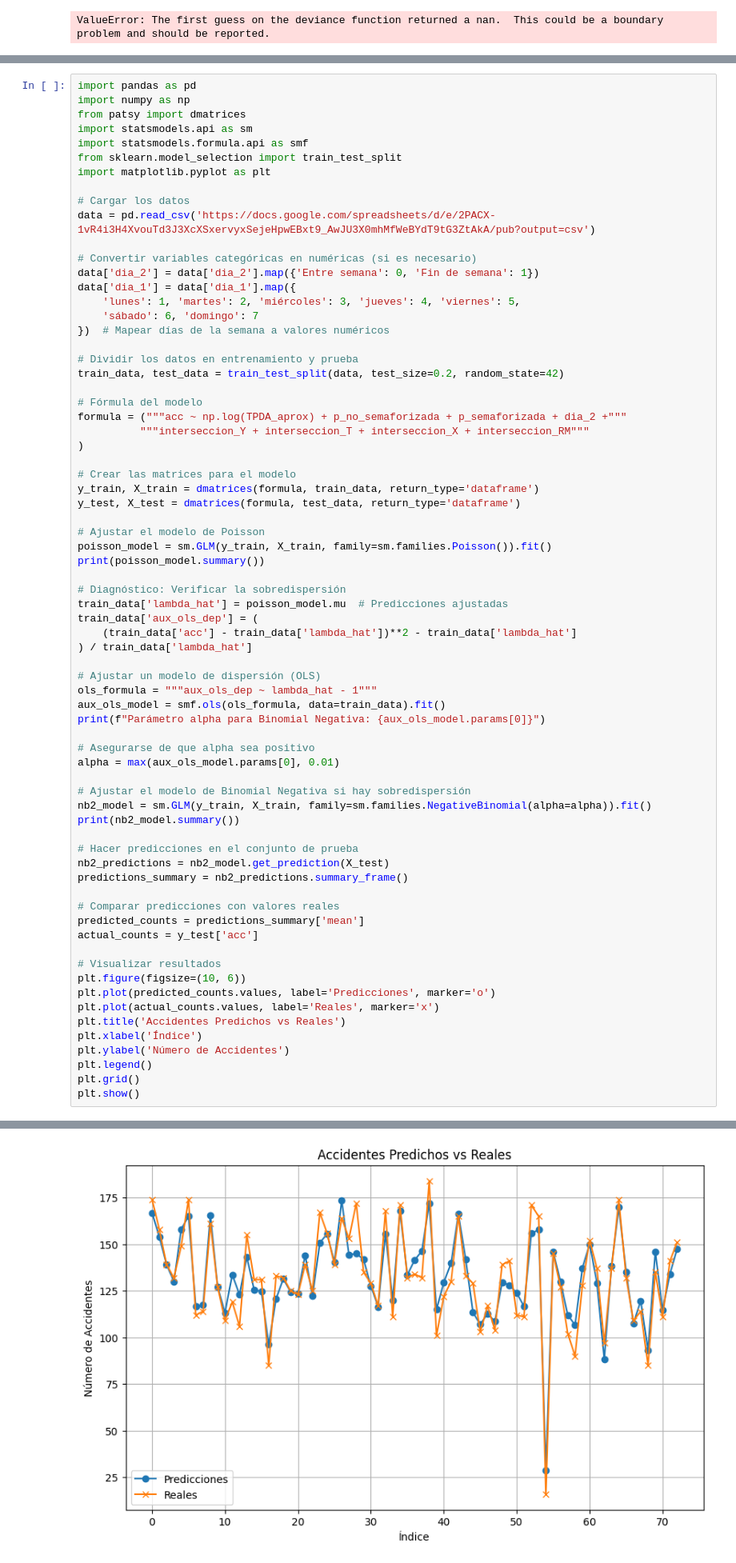
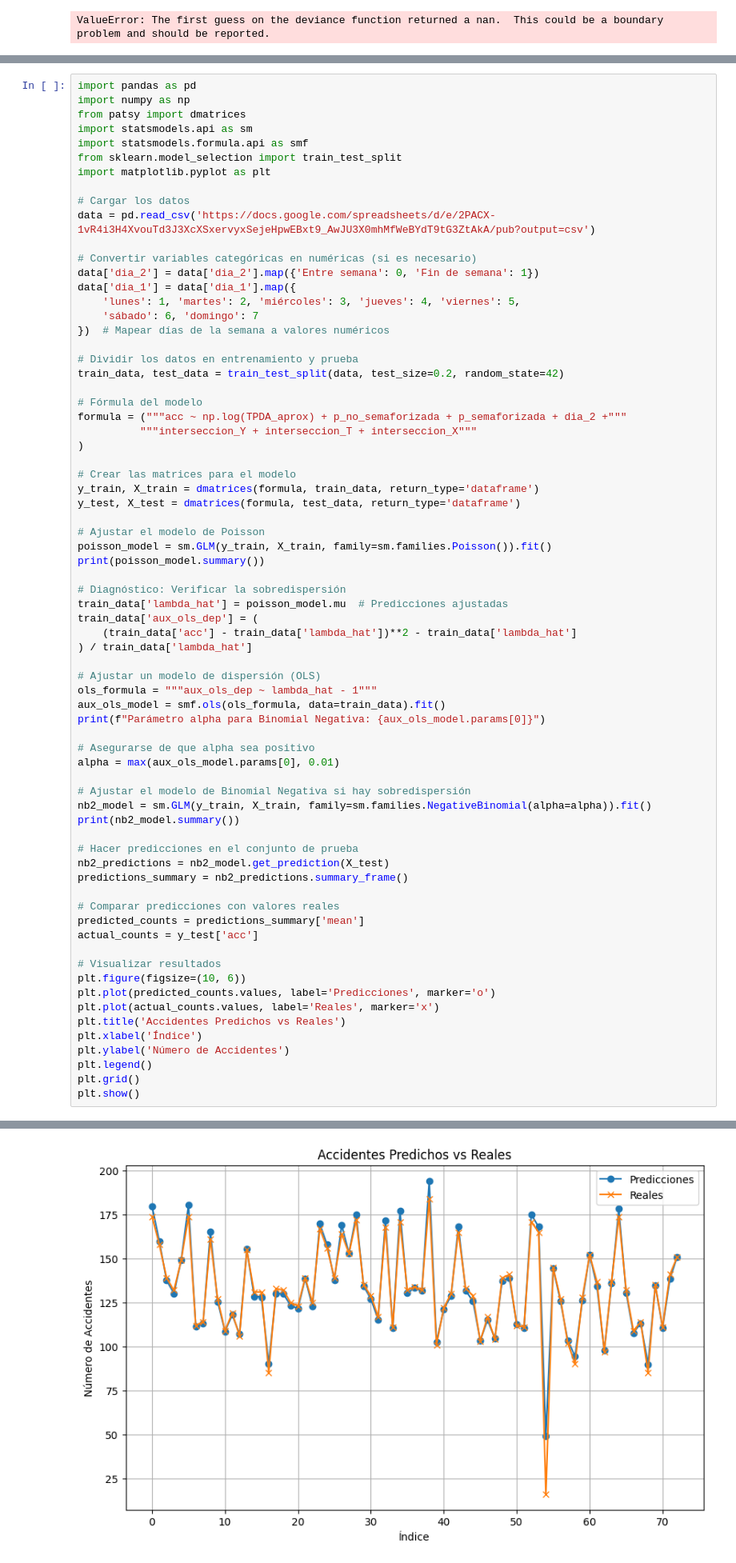
Before and after one commit to Gabriela2685/Accidentes, a Jupyter notebook: pruebass.ipynb, the cells around one changed output, grey strips where cells are left out. Shown at 80% size. Saved outputs shown, nothing was run; the diff lists cells and outputs as text.

```diff
--- a/pruebass.ipynb
+++ b/pruebass.ipynb
@@ -531,7 +531,7 @@ train_data, test_data = train_test_split(data, test_size=0.2, random_state=42)
 
 # Fórmula del modelo
 formula = ("""acc ~ np.log(TPDA_aprox) + p_no_semaforizada + p_semaforizada + dia_2 +"""
-          """interseccion_Y + interseccion_T + interseccion_X + interseccion_RM"""
+          """interseccion_Y + interseccion_T + interseccion_X"""
 )
 
 # Crear las matrices para el modelo
@@ -598,2 +598,2 @@ interseccion_RM        0.1965      0.232      0.846      0.398      -0.259
 ======================================================================================
-[figure, old version]
+[figure, new version]
```
Also changed, not shown: parts of 2 cells of this notebook.
